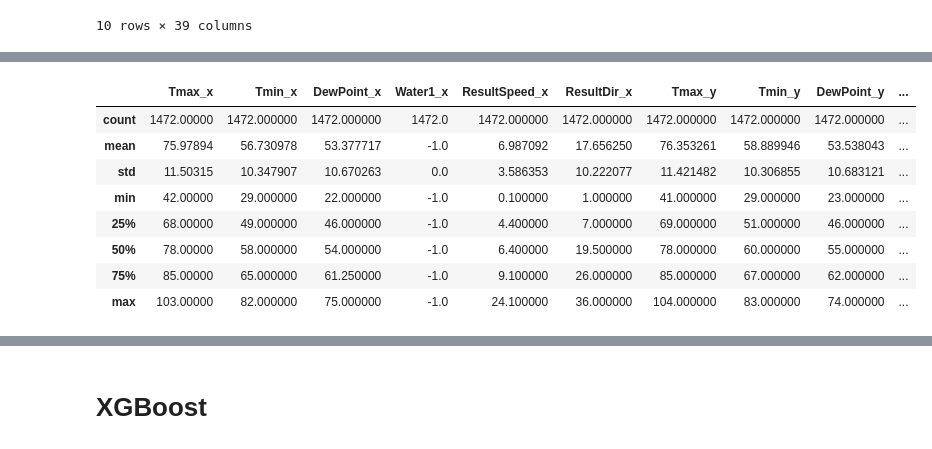
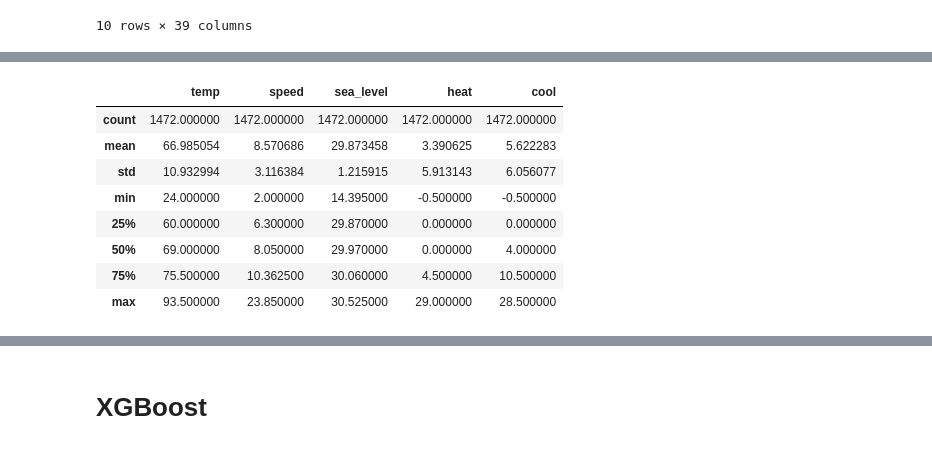
Before and after one commit to agunawan95/Notebook, a Jupyter notebook: West Nile Boosted.ipynb, the cells around one changed output, grey strips where cells are left out. Drawn from its saved outputs; the diff is of its cells as text; code cells hidden in the pictures.

```diff
--- a/West Nile Boosted.ipynb
+++ b/West Nile Boosted.ipynb
@@ -206,0 +220,5 @@ weather.head(10)
+# %%
+weather['AvgSpeed_x'] = weather['AvgSpeed_x'].apply(float)
+weather['AvgSpeed_y'] = weather['AvgSpeed_y'].apply(float)
+weather['speed'] = (weather['AvgSpeed_x'] + weather['AvgSpeed_y']) / 2
+weather[['AvgSpeed_x', 'AvgSpeed_y', 'speed']].head(5)
@@ -206,0 +232,5 @@ weather.head(10)
+# %%
+weather['SeaLevel_x'] = weather['SeaLevel_x'].apply(float)
+weather['SeaLevel_y'] = weather['SeaLevel_y'].apply(float)
+weather['sea_level'] = (weather['SeaLevel_x'] + weather['SeaLevel_y']) / 2
+weather[['SeaLevel_x', 'SeaLevel_y', 'sea_level']].head(5)
@@ -206,0 +244,9 @@ weather.head(10)
+# %%
+weather['Heat_x'] = weather['Heat_x'].apply(int)
+weather['Heat_y'] = weather['Heat_y'].apply(int)
+weather['heat'] = (weather['Heat_x'] + weather['Heat_y']) / 2
+weather[['Heat_x', 'Heat_y', 'heat']].head(5)
+weather['Cool_x'] = weather['Cool_x'].apply(int)
+weather['Cool_y'] = weather['Cool_y'].apply(int)
+weather['cool'] = (weather['Cool_x'] + weather['Cool_y']) / 2
+weather[['Cool_x', 'Cool_y', 'cool']].head(5)
@@ -206,0 +260,3 @@ weather.head(10)
+# %%
+target_weather = weather[['Date', 'temp', 'speed', 'sea_level', 'heat', 'cool']]
+target_weather.head(5)
@@ -207,15 +270,16 @@ weather.head(10)
 # %%
+weather = target_weather
 weather.describe()
 # %% [output]
-|  | Tmax_x | Tmin_x | DewPoint_x | Water1_x | ResultSpeed_x | ResultDir_x | Tmax_y | Tmin_y | DewPoint_y | ... |
-| count | 1472.00000 | 1472.000000 | 1472.000000 | 1472.0 | 1472.000000 | 1472.000000 | 1472.000000 | 1472.000000 | 1472.000000 | ... |
-| mean | 75.97894 | 56.730978 | 53.377717 | -1.0 | 6.987092 | 17.656250 | 76.353261 | 58.889946 | 53.538043 | ... |
-| std | 11.50315 | 10.347907 | 10.670263 | 0.0 | 3.586353 | 10.222077 | 11.421482 | 10.306855 | 10.683121 | ... |
-| min | 42.00000 | 29.000000 | 22.000000 | -1.0 | 0.100000 | 1.000000 | 41.000000 | 29.000000 | 23.000000 | ... |
-| 25% | 68.00000 | 49.000000 | 46.000000 | -1.0 | 4.400000 | 7.000000 | 69.000000 | 51.000000 | 46.000000 | ... |
-| 50% | 78.00000 | 58.000000 | 54.000000 | -1.0 | 6.400000 | 19.500000 | 78.000000 | 60.000000 | 55.000000 | ... |
-| 75% | 85.00000 | 65.000000 | 61.250000 | -1.0 | 9.100000 | 26.000000 | 85.000000 | 67.000000 | 62.000000 | ... |
-| max | 103.00000 | 82.000000 | 75.000000 | -1.0 | 24.100000 | 36.000000 | 104.000000 | 83.000000 | 74.000000 | ... |
+|  | temp | speed | sea_level | heat | cool |
+| count | 1472.000000 | 1472.000000 | 1472.000000 | 1472.000000 | 1472.000000 |
+| mean | 66.985054 | 8.570686 | 29.873458 | 3.390625 | 5.622283 |
+| std | 10.932994 | 3.116384 | 1.215915 | 5.913143 | 6.056077 |
+| min | 24.000000 | 2.000000 | 14.395000 | -0.500000 | -0.500000 |
+| 25% | 60.000000 | 6.300000 | 29.870000 | 0.000000 | 0.000000 |
+| 50% | 69.000000 | 8.050000 | 29.970000 | 0.000000 | 4.000000 |
+| 75% | 75.500000 | 10.362500 | 30.060000 | 4.500000 | 10.500000 |
+| max | 93.500000 | 23.850000 | 30.525000 | 29.000000 | 28.500000 |
 # %%
 df = df.merge(weather, on="Date")
 df.drop("Date", axis=1, inplace=True)
```
Also changed, not shown: parts of 24 cells of this notebook.
